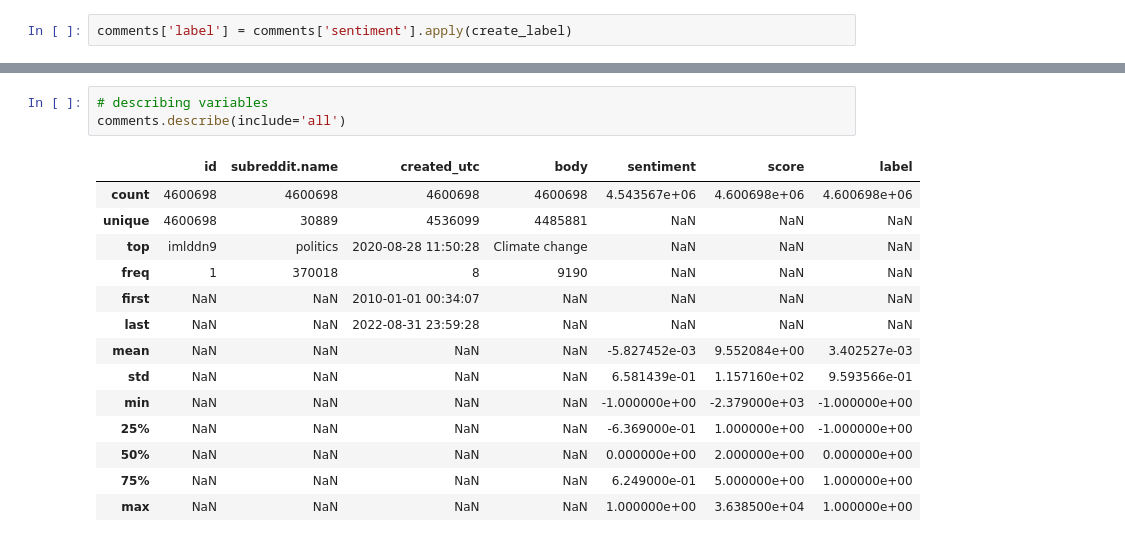
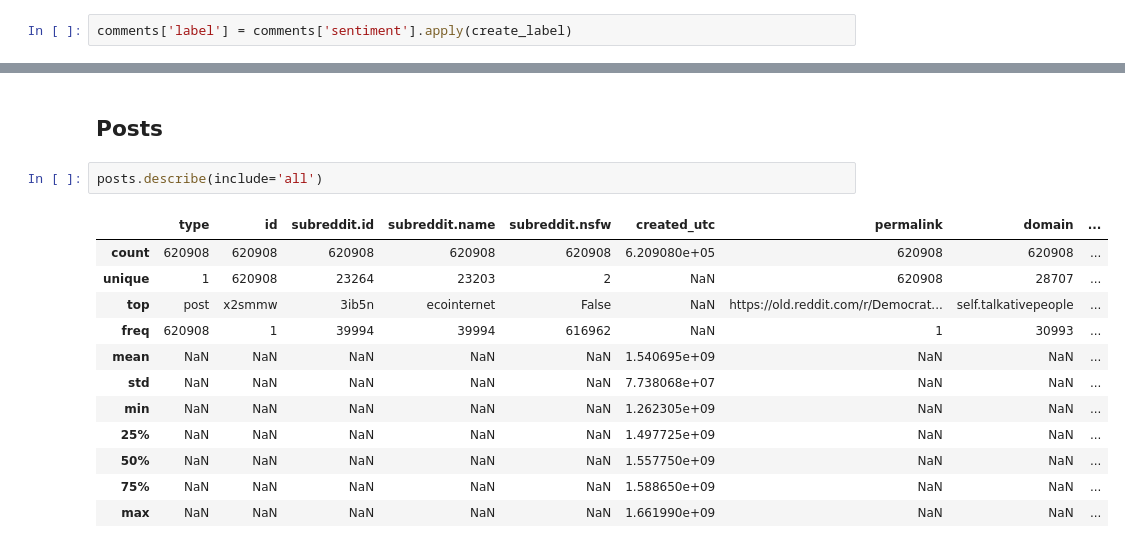
Before and after one commit to jimenasalinas/RedditGoesGreen, a Jupyter notebook: harsh_eda.ipynb, the cells around one changed output, grey strips where cells are left out. Drawn from its saved outputs; the diff is of its cells as text.

Commit message:
Updated EDA for comments and posts

```diff
--- a/harsh_eda.ipynb
+++ b/harsh_eda.ipynb
@@ -140,18 +273,17 @@ comments['label'] = comments['sentiment'].apply(create_label)
+# %% [markdown]
+## Posts
 # %%
-# describing variables
-comments.describe(include='all')
+posts.describe(include='all')
 # %% [output]
-|  | id | subreddit.name | created_utc | body | sentiment | score | label |
-| count | 4600698 | 4600698 | 4600698 | 4600698 | 4.543567e+06 | 4.600698e+06 | 4.600698e+06 |
-| unique | 4600698 | 30889 | 4536099 | 4485881 | NaN | NaN | NaN |
-| top | imlddn9 | politics | 2020-08-28 11:50:28 | Climate change | NaN | NaN | NaN |
-| freq | 1 | 370018 | 8 | 9190 | NaN | NaN | NaN |
-| first | NaN | NaN | 2010-01-01 00:34:07 | NaN | NaN | NaN | NaN |
-| last | NaN | NaN | 2022-08-31 23:59:28 | NaN | NaN | NaN | NaN |
-| mean | NaN | NaN | NaN | NaN | -5.827452e-03 | 9.552084e+00 | 3.402527e-03 |
-| std | NaN | NaN | NaN | NaN | 6.581439e-01 | 1.157160e+02 | 9.593566e-01 |
-| min | NaN | NaN | NaN | NaN | -1.000000e+00 | -2.379000e+03 | -1.000000e+00 |
-| 25% | NaN | NaN | NaN | NaN | -6.369000e-01 | 1.000000e+00 | -1.000000e+00 |
-| 50% | NaN | NaN | NaN | NaN | 0.000000e+00 | 2.000000e+00 | 0.000000e+00 |
-| 75% | NaN | NaN | NaN | NaN | 6.249000e-01 | 5.000000e+00 | 1.000000e+00 |
-| max | NaN | NaN | NaN | NaN | 1.000000e+00 | 3.638500e+04 | 1.000000e+00 |
+|  | type | id | subreddit.id | subreddit.name | subreddit.nsfw | created_utc | permalink | domain | ... |
+| count | 620908 | 620908 | 620908 | 620908 | 620908 | 6.209080e+05 | 620908 | 620908 | ... |
+| unique | 1 | 620908 | 23264 | 23203 | 2 | NaN | 620908 | 28707 | ... |
+| top | post | x2smmw | 3ib5n | ecointernet | False | NaN | https://old.reddit.com/r/Democrat... | self.talkativepeople | ... |
+| freq | 620908 | 1 | 39994 | 39994 | 616962 | NaN | 1 | 30993 | ... |
+| mean | NaN | NaN | NaN | NaN | NaN | 1.540695e+09 | NaN | NaN | ... |
+| std | NaN | NaN | NaN | NaN | NaN | 7.738068e+07 | NaN | NaN | ... |
+| min | NaN | NaN | NaN | NaN | NaN | 1.262305e+09 | NaN | NaN | ... |
+| 25% | NaN | NaN | NaN | NaN | NaN | 1.497725e+09 | NaN | NaN | ... |
+| 50% | NaN | NaN | NaN | NaN | NaN | 1.557750e+09 | NaN | NaN | ... |
+| 75% | NaN | NaN | NaN | NaN | NaN | 1.588650e+09 | NaN | NaN | ... |
+| max | NaN | NaN | NaN | NaN | NaN | 1.661990e+09 | NaN | NaN | ... |
```
Also changed, not shown: parts of 37 cells of this notebook.
